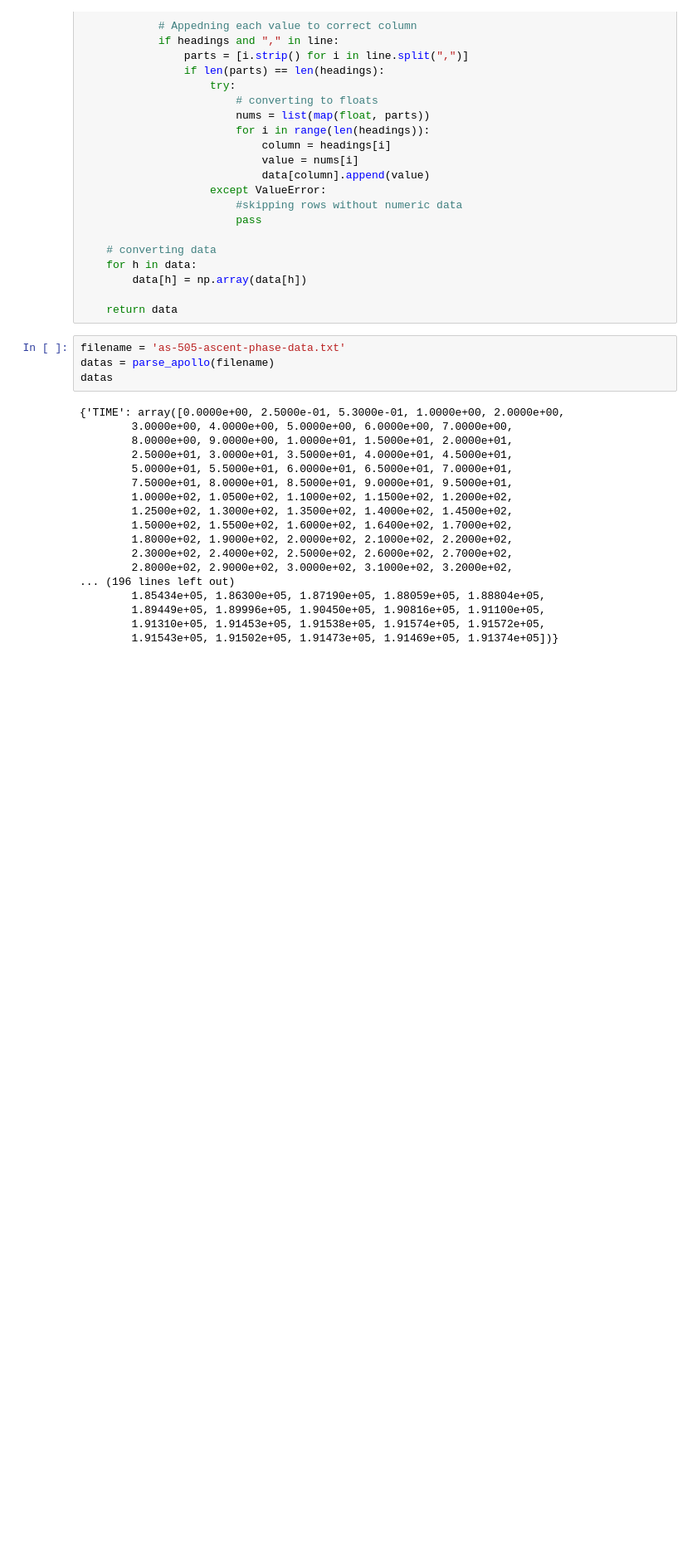
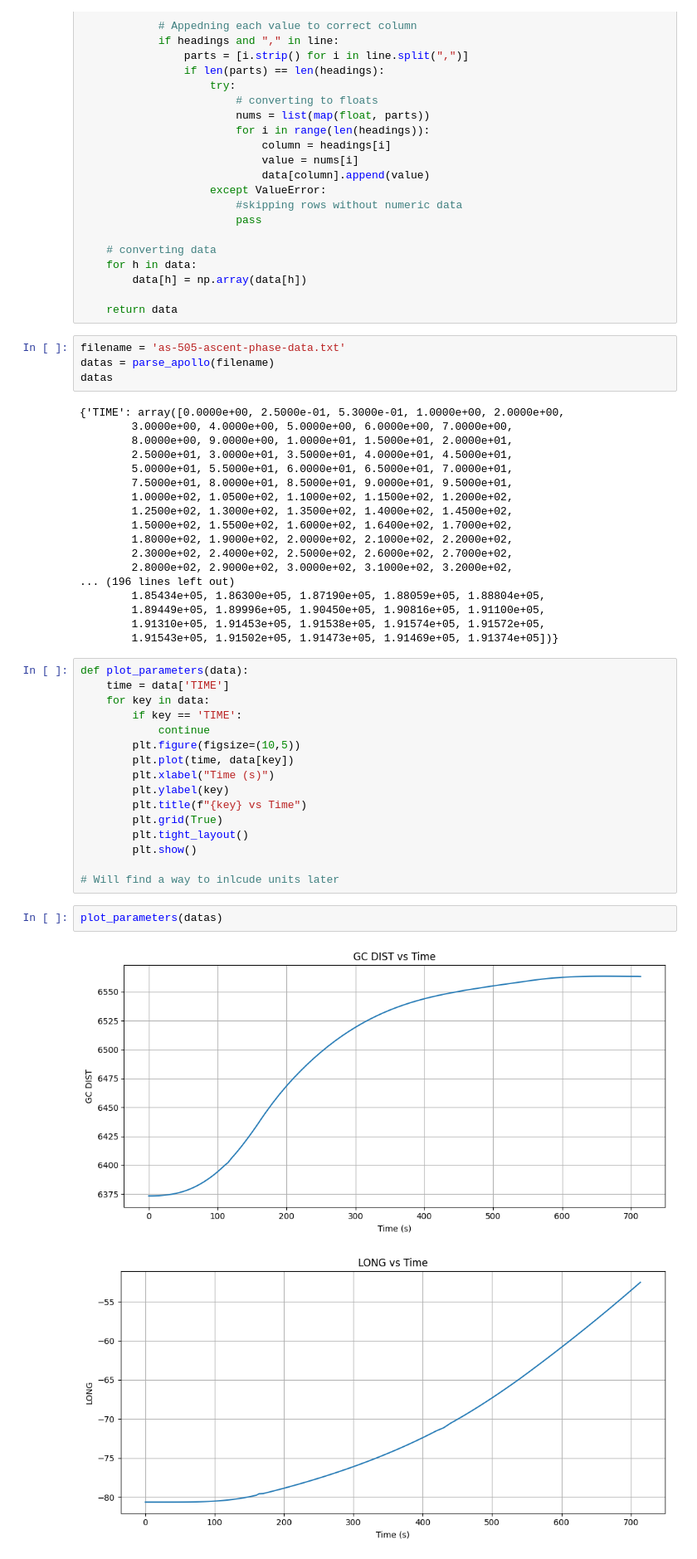
Before and after one commit to RachelOdunuga/SDL-Python-Assignment, a Jupyter notebook: exercise-4-apollo/Exercise 4.ipynb, the cells around one changed output. Shown at 83% size. Drawn from its saved outputs; the diff is of its cells as text; blank space fills up the shorter version.

Commit message:
Plotting Parameters & Ground Track
Units haven't been included, will be amended later

```diff
--- a/exercise-4-apollo/Exercise 4.ipynb
+++ b/exercise-4-apollo/Exercise 4.ipynb
@@ -63,3 +65,24 @@ datas
         1.89449e+05, 1.89996e+05, 1.90450e+05, 1.90816e+05, 1.91100e+05,
         1.91310e+05, 1.91453e+05, 1.91538e+05, 1.91574e+05, 1.91572e+05,
         1.91543e+05, 1.91502e+05, 1.91473e+05, 1.91469e+05, 1.91374e+05])}
+# %%
+def plot_parameters(data):
+    time = data['TIME']
+    for key in data:
+        if key == 'TIME':
+            continue
+        plt.figure(figsize=(10,5))
+        plt.plot(time, data[key])
+        plt.xlabel("Time (s)")
+        plt.ylabel(key)
+        plt.title(f"{key} vs Time")
+        plt.grid(True)
+        plt.tight_layout()
+        plt.show()
+
+# Will find a way to inlcude units later
+# %%
+plot_parameters(datas)
+# %% [output]
+[figure, added]
+[figure, added]
```
Also changed, not shown: parts of 4 cells of this notebook.
